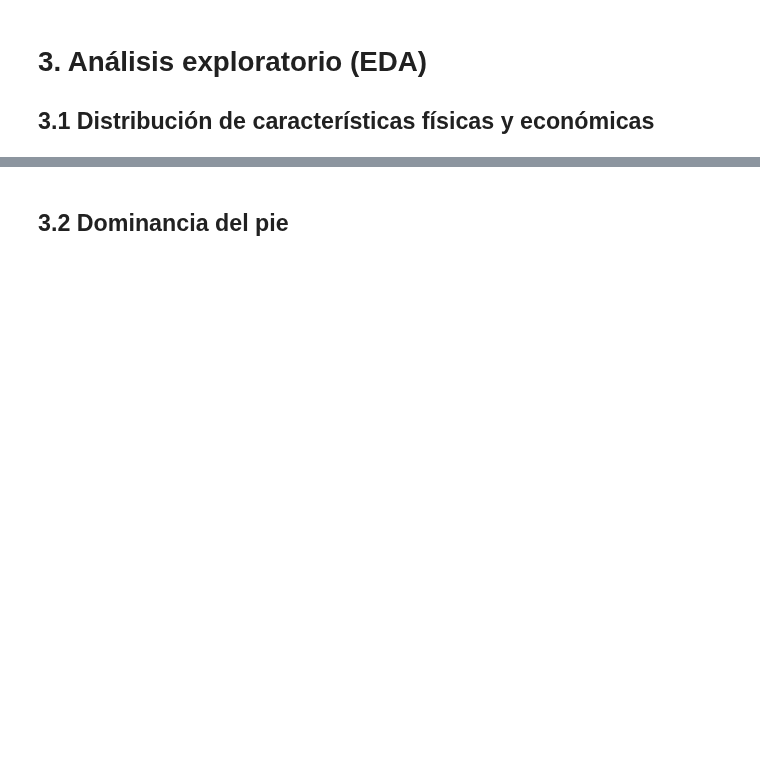
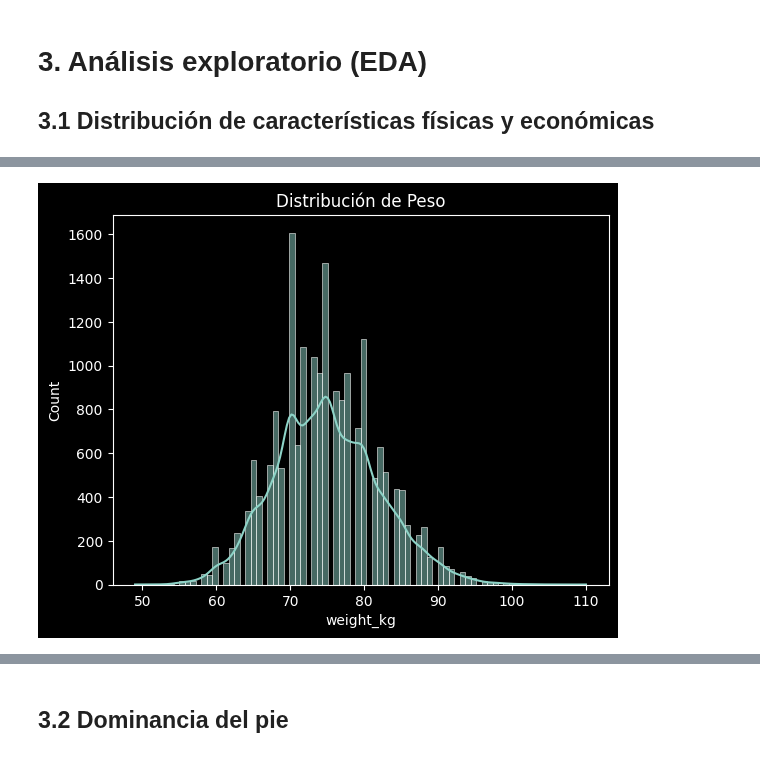
Before and after one commit to julihocc/202511-tec-3d, a Jupyter notebook: fifa22.ipynb, the cells around one changed output, grey strips where cells are left out. Cells and saved outputs as stored; diff of their text form; code cells hidden in the pictures; blank space fills up the shorter version.

```diff
--- a/fifa22.ipynb
+++ b/fifa22.ipynb
@@ -38,7 +97,9 @@ plt.show()
 # %%
 # Peso de los jugadores
-sns.histplot(df['Weight'], kde=True)
-plt.title('Distribución de Peso')
+sns.histplot(df["weight_kg"], kde=True)
+plt.title("Distribución de Peso")
 plt.show()
+# %% [output]
+[figure, added]
 # %%
 # Salario de los jugadores
```
Also changed, not shown: parts of 20 cells of this notebook.
